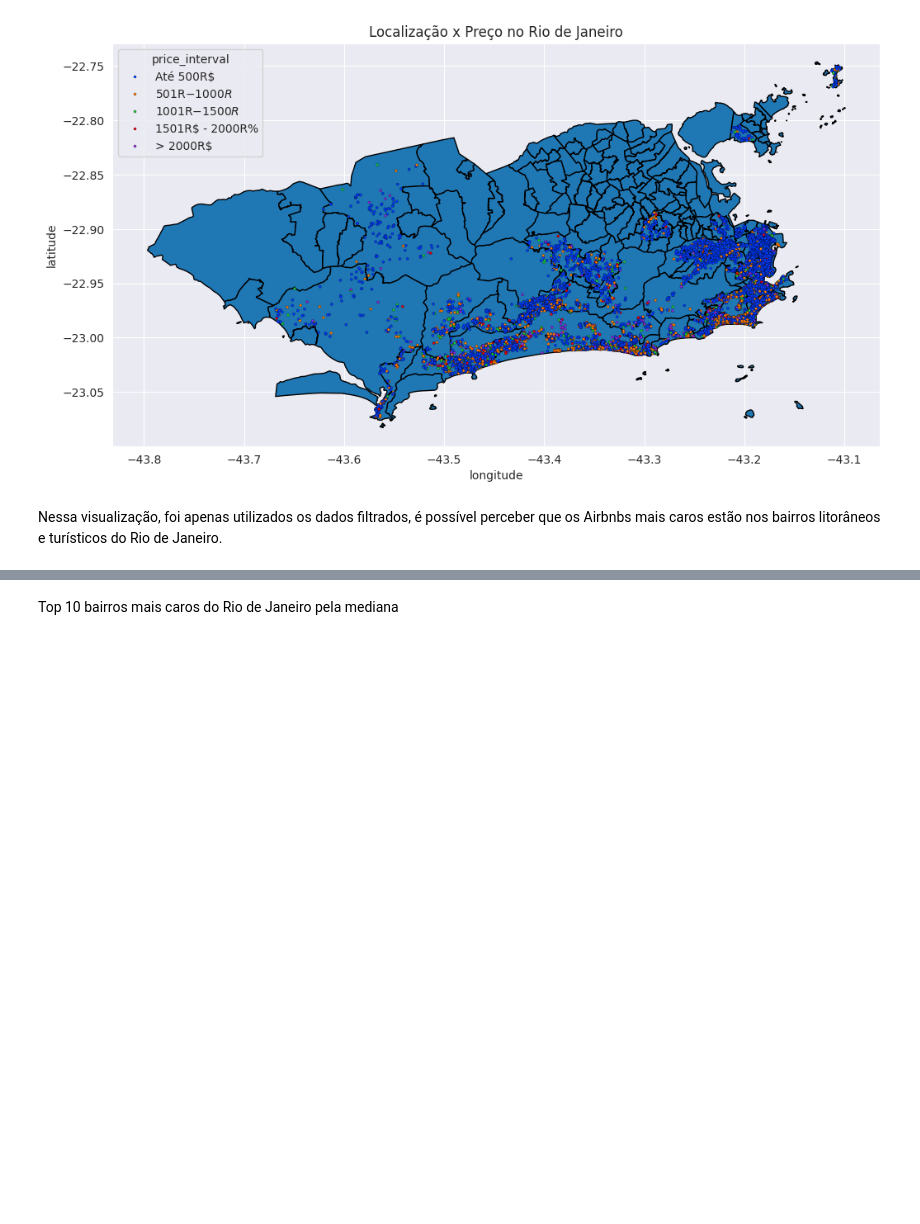
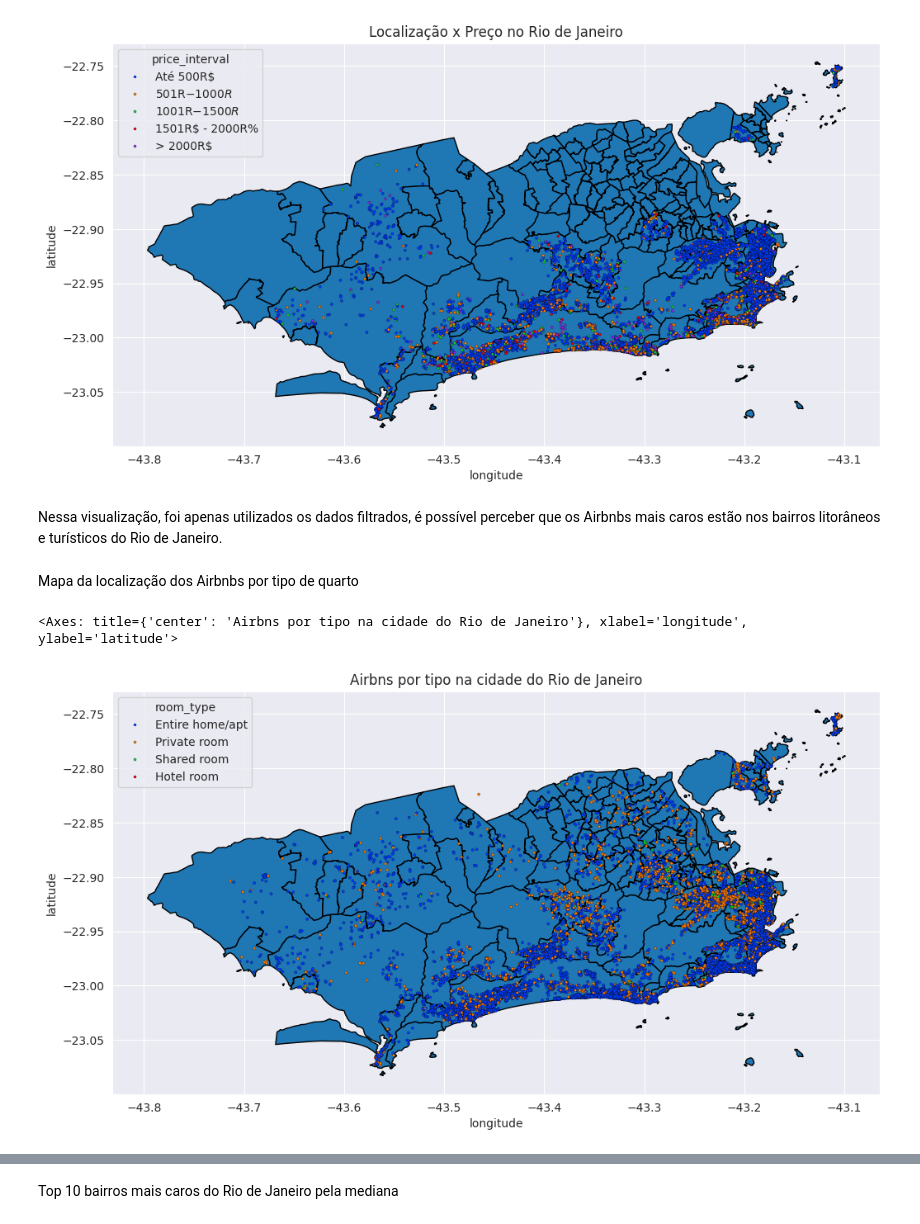
Before and after one commit to pagmaia/datasci-learning-project, a Jupyter notebook: airbnb-analysis.ipynb, the cells around one changed output, grey strips where cells are left out. Saved outputs shown, nothing was run; the diff lists cells and outputs as text; code cells hidden in the pictures; blank space fills up the shorter version.

Commit message:
more geo graphics and analysis of more relations + more texts

```diff
--- a/airbnb-analysis.ipynb
+++ b/airbnb-analysis.ipynb
@@ -311,3 +328,17 @@ sns.scatterplot(data=data, x="longitude", y="latitude", ax=ax, color="red", s=5,
 [figure]
 # %% [markdown]
 Nessa visualização, foi apenas utilizados os dados filtrados, é possível perceber que os Airbnbs mais caros estão nos bairros litorâneos e turísticos do Rio de Janeiro.
+# %% [markdown]
+Mapa da localização dos Airbnbs por tipo de quarto
+# %%
+bairros = geobr.read_neighborhood()
+bairros_rio = bairros[bairros["code_muni"] == 3304557]
+
+fig, ax = plt.subplots(figsize=(12,10))
+bairros_rio.plot(ax=ax, edgecolor="black")
+
+plt.title("Airbns por tipo na cidade do Rio de Janeiro")
+sns.scatterplot(data=dataall, x="longitude", y="latitude", ax=ax, color="red", s=5, hue="room_type", legend=True, palette="bright", edgecolor="black")
+# %% [output]
+<Axes: title={'center': 'Airbns por tipo na cidade do Rio de Janeiro'}, xlabel='longitude', ylabel='latitude'>
+[figure, added]
```
Also changed, not shown: parts of 19 cells of this notebook.
